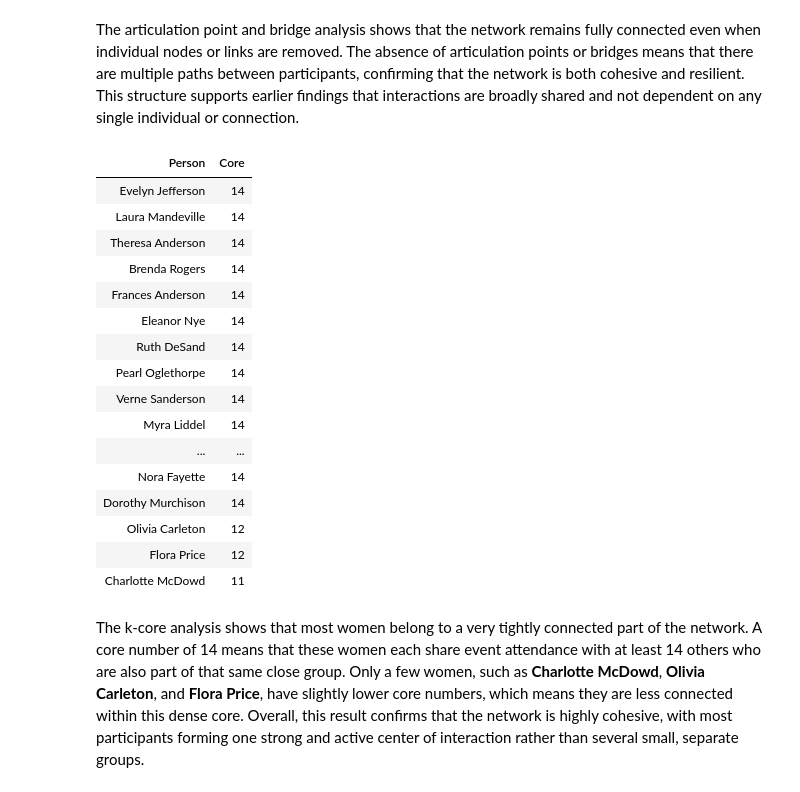
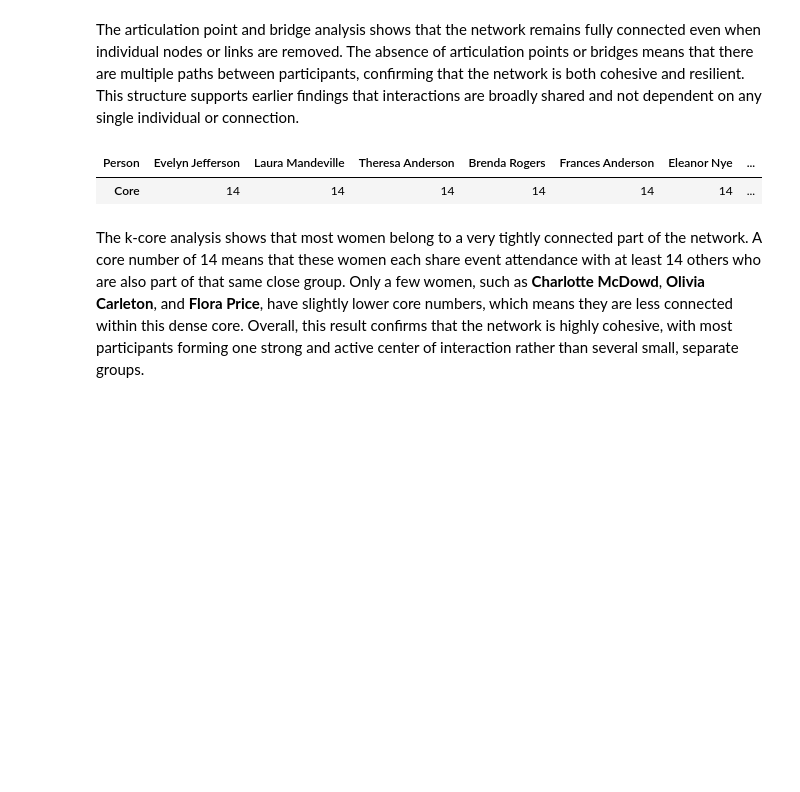
Before and after one commit to Sirwel/Data-620, a Jupyter notebook: week_6/plot_davis_club.ipynb, the cells around one changed output. Cells and saved outputs as stored; diff of their text form; code cells hidden in the pictures; blank space fills up the shorter version.

```diff
--- a/week_6/plot_davis_club.ipynb
+++ b/week_6/plot_davis_club.ipynb
@@ -340,28 +348,23 @@ The articulation point and bridge analysis shows that the network remains fully
 # %%
 
 core_numbers = nx.core_number(WW)
 max_core = nx.k_core(WW)
 
-kcore_df = pd.DataFrame(data=list(core_numbers.items()),columns= ["Person","Core"]).sort_values("Core",ascending=False).style.hide(axis="index")
-kcore_df
+kcore_df = pd.DataFrame(data=list(core_numbers.items()),columns= ["Person","Core"]).sort_values("Core",ascending=False)
+
+matrix_df_event = (
+    kcore_df
+    .set_index('Person')
+    .T
+    .rename_axis(None, axis=0)
+    .rename_axis('Person', axis=1)
+)
+
+matrix_df_event.index = ['Core']
+matrix_df_event
 # %% [output]
-| Person | Core |
-| Evelyn Jefferson | 14 |
-| Laura Mandeville | 14 |
-| Theresa Anderson | 14 |
-| Brenda Rogers | 14 |
-| Frances Anderson | 14 |
-| Eleanor Nye | 14 |
-| Ruth DeSand | 14 |
-| Pearl Oglethorpe | 14 |
-| Verne Sanderson | 14 |
-| Myra Liddel | 14 |
-| ... | ... |
-| Nora Fayette | 14 |
-| Dorothy Murchison | 14 |
-| Olivia Carleton | 12 |
-| Flora Price | 12 |
-| Charlotte McDowd | 11 |
+| Person | Evelyn Jefferson | Laura Mandeville | Theresa Anderson | Brenda Rogers | Frances Anderson | Eleanor Nye | ... |
+| Core | 14 | 14 | 14 | 14 | 14 | 14 | ... |
 # %% [markdown]
 The k-core analysis shows that most women belong to a very tightly connected part of the network. A core number of 14 means that these women each share event attendance with at least 14 others who are also part of that same close group. Only a few women, such as **Charlotte McDowd**, **Olivia Carleton**, and **Flora Price**, have slightly lower core numbers, which means they are less connected within this dense core. Overall, this result confirms that the network is highly cohesive, with most participants forming one strong and active center of interaction rather than several small, separate groups.
 # %%
```
Also changed, not shown: parts of 14 cells of this notebook.
